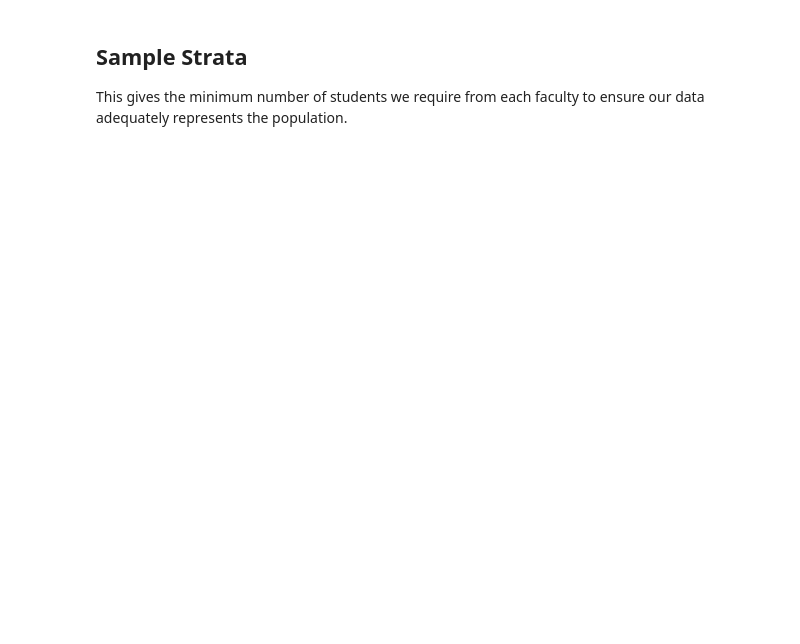
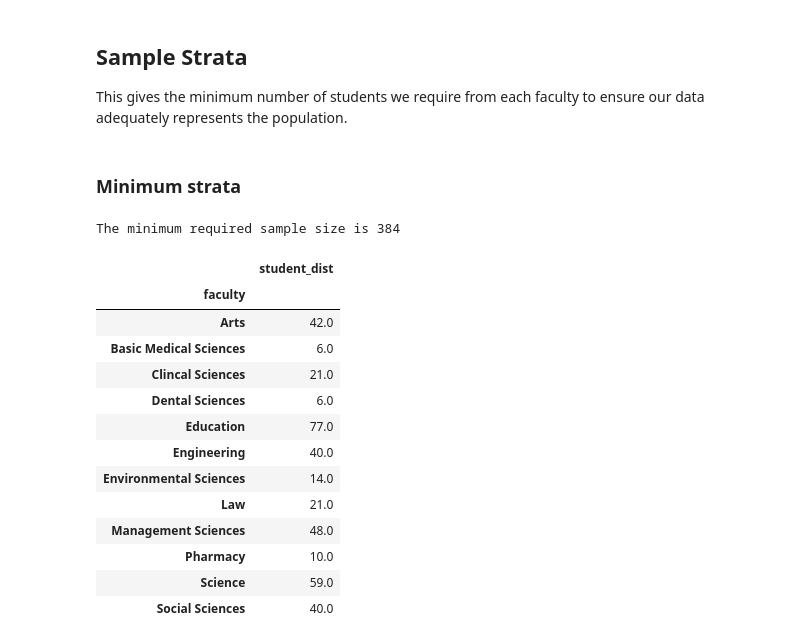
Before and after one commit to socratesjnr/asuu-strike-project, a Jupyter notebook: mailing/student_distribution.ipynb, the cells around one changed output. Saved outputs shown, nothing was run; the diff lists cells and outputs as text; code cells hidden in the pictures; blank space fills up the shorter version.

```diff
--- a/mailing/student_distribution.ipynb
+++ b/mailing/student_distribution.ipynb
@@ -49,3 +49,39 @@ Name: student_count, dtype: float64
 # %% [markdown]
 ## Sample Strata
 This gives the minimum number of students we require from each faculty to ensure our data adequately represents the population.
+# %% [markdown]
+### Minimum strata
+# %%
+from statsmodels.stats.proportion import samplesize_confint_proportion
+
+# Set the desired confidence level and margin of error
+conf_level = 0.95
+margin_error = 0.05
+
+# Estimate the proportion of affected students (for example, 0.5)
+p = 0.5
+
+# Calculate the required sample size
+sample_size = samplesize_confint_proportion(p, margin_error, alpha=(1-conf_level))
+print(f"The minimum required sample size is {int(sample_size)}")
+# %% [output]
+The minimum required sample size is 384
+# %%
+minimum = sample_size
+min_strata = round(perc_student_count*minimum/100)
+min_strata
+# %% [output]
+|  | student_dist |
+| faculty |  |
+| Arts | 42.0 |
+| Basic Medical Sciences | 6.0 |
+| Clincal Sciences | 21.0 |
+| Dental Sciences | 6.0 |
+| Education | 77.0 |
+| Engineering | 40.0 |
+| Environmental Sciences | 14.0 |
+| Law | 21.0 |
+| Management Sciences | 48.0 |
+| Pharmacy | 10.0 |
+| Science | 59.0 |
+| Social Sciences | 40.0 |
```
Also changed, not shown: parts of 8 cells of this notebook.
